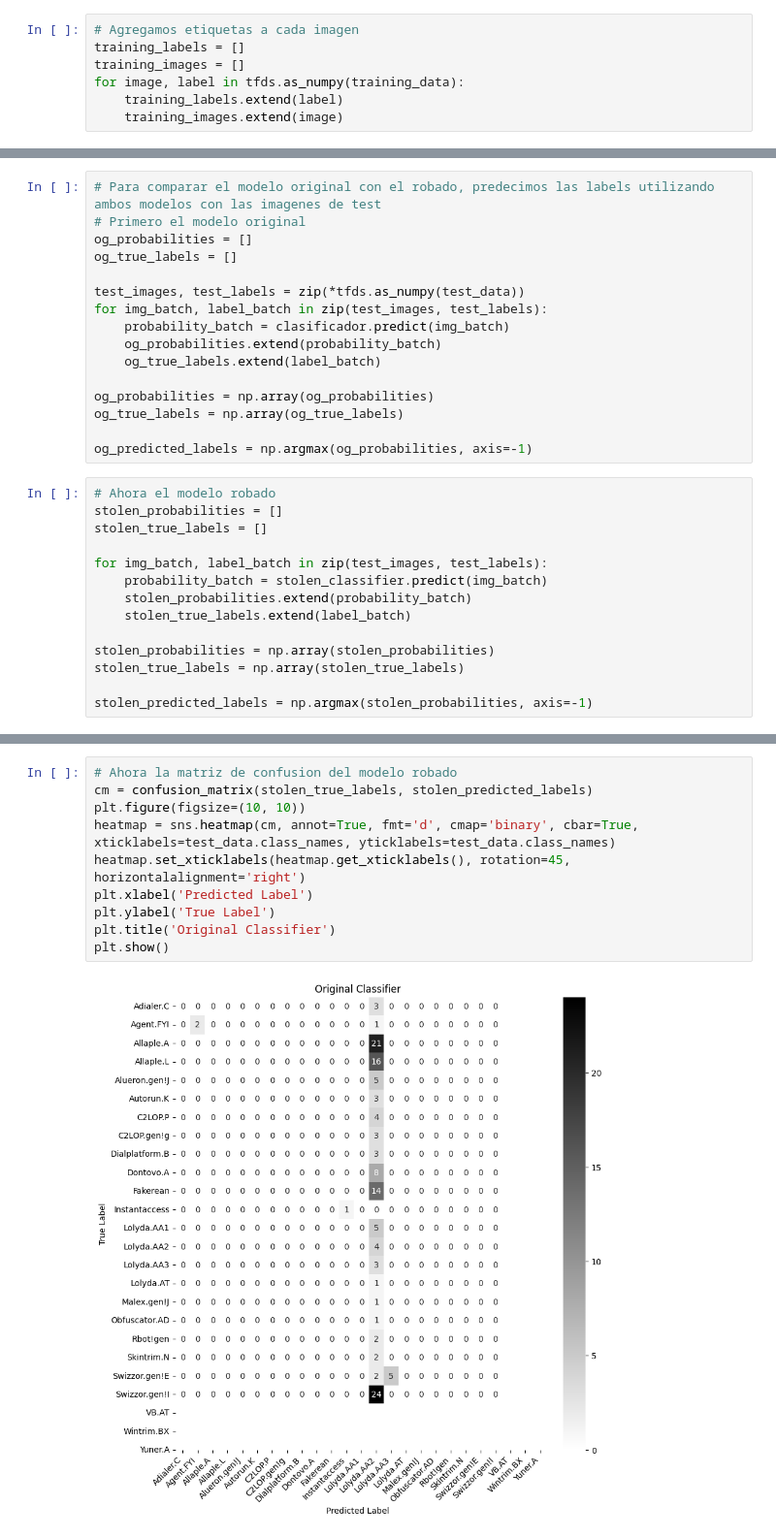
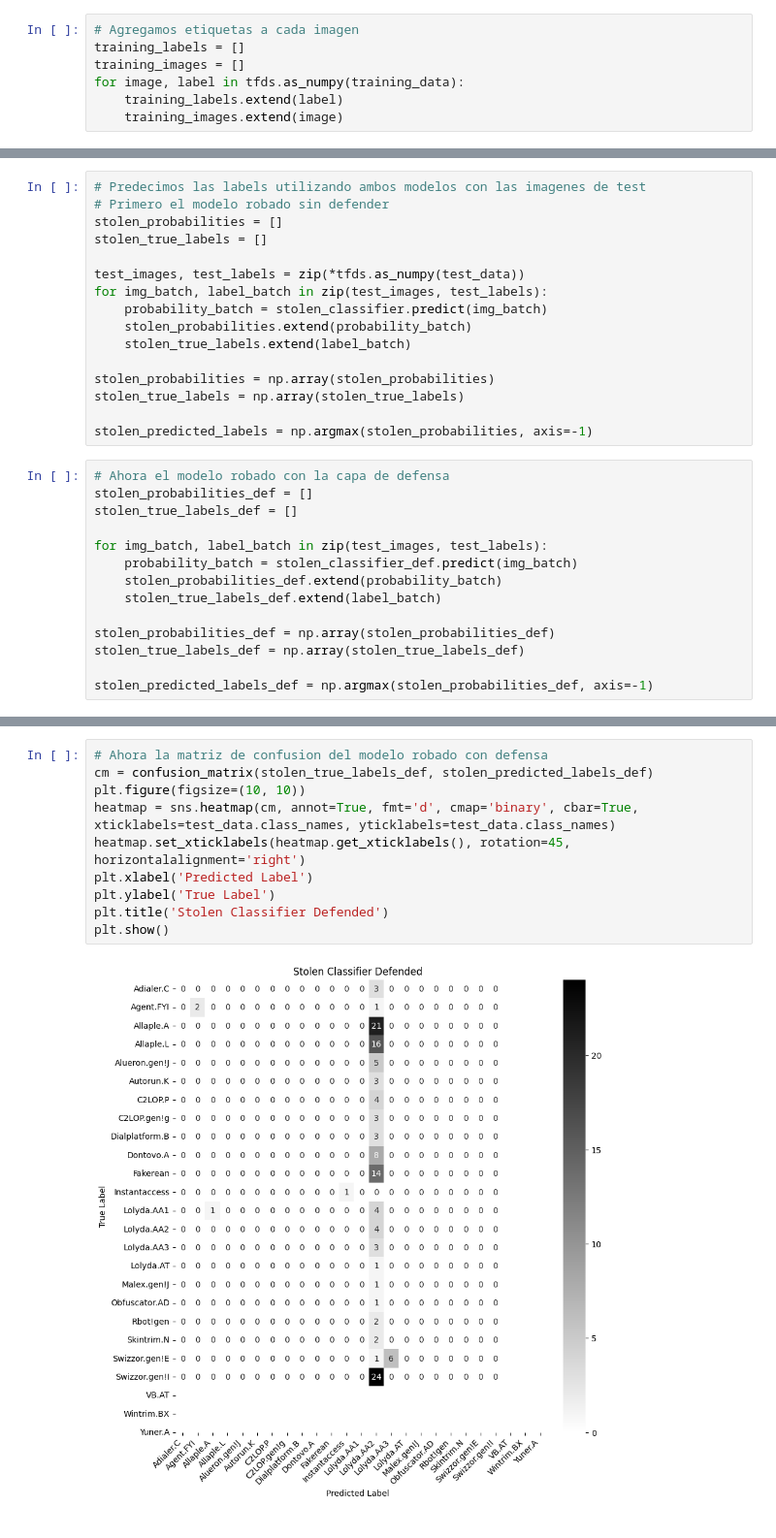
Before and after one commit to Estuardo07/Lab8_SDS, a Jupyter notebook: defensa_contra_extraccion.ipynb, the cells around one changed output, grey strips where cells are left out. Shown: that part at 97% size. Cells and saved outputs as stored; diff of their text form.

```diff
--- a/defensa_contra_extraccion.ipynb
+++ b/defensa_contra_extraccion.ipynb
@@ -169,31 +221,31 @@ Epoch 20/20
 # %%
-# Para comparar el modelo original con el robado, predecimos las labels utilizando ambos modelos con las imagenes de test
-# Primero el modelo original
-og_probabilities = []
-og_true_labels = []
+# Predecimos las labels utilizando ambos modelos con las imagenes de test
+# Primero el modelo robado sin defender
+stolen_probabilities = []
+stolen_true_labels = []
 
 test_images, test_labels = zip(*tfds.as_numpy(test_data))
 for img_batch, label_batch in zip(test_images, test_labels):
-    probability_batch = clasificador.predict(img_batch)
-    og_probabilities.extend(probability_batch)
-    og_true_labels.extend(label_batch)
+    probability_batch = stolen_classifier.predict(img_batch)
+    stolen_probabilities.extend(probability_batch)
+    stolen_true_labels.extend(label_batch)
 
-og_probabilities = np.array(og_probabilities)
-og_true_labels = np.array(og_true_labels)
+stolen_probabilities = np.array(stolen_probabilities)
+stolen_true_labels = np.array(stolen_true_labels)
 
-og_predicted_labels = np.argmax(og_probabilities, axis=-1)
+stolen_predicted_labels = np.argmax(stolen_probabilities, axis=-1)
 # %%
-# Ahora el modelo robado
-stolen_probabilities = []
-stolen_true_labels = []
+# Ahora el modelo robado con la capa de defensa
+stolen_probabilities_def = []
+stolen_true_labels_def = []
 
 for img_batch, label_batch in zip(test_images, test_labels):
-    probability_batch = stolen_classifier.predict(img_batch)
-    stolen_probabilities.extend(probability_batch)
-    stolen_true_labels.extend(label_batch)
+    probability_batch = stolen_classifier_def.predict(img_batch)
+    stolen_probabilities_def.extend(probability_batch)
+    stolen_true_labels_def.extend(label_batch)
 
-stolen_probabilities = np.array(stolen_probabilities)
-stolen_true_labels = np.array(stolen_true_labels)
+stolen_probabilities_def = np.array(stolen_probabilities_def)
+stolen_true_labels_def = np.array(stolen_true_labels_def)
 
-stolen_predicted_labels = np.argmax(stolen_probabilities, axis=-1)
+stolen_predicted_labels_def = np.argmax(stolen_probabilities_def, axis=-1)
 # %%
@@ -211,12 +263,12 @@ plt.show()
 # %%
-# Ahora la matriz de confusion del modelo robado
-cm = confusion_matrix(stolen_true_labels, stolen_predicted_labels)
+# Ahora la matriz de confusion del modelo robado con defensa
+cm = confusion_matrix(stolen_true_labels_def, stolen_predicted_labels_def)
 plt.figure(figsize=(10, 10))
 heatmap = sns.heatmap(cm, annot=True, fmt='d', cmap='binary', cbar=True, xticklabels=test_data.class_names, yticklabels=test_data.class_names)
 heatmap.set_xticklabels(heatmap.get_xticklabels(), rotation=45, horizontalalignment='right')
 plt.xlabel('Predicted Label')
 plt.ylabel('True Label')
-plt.title('Original Classifier')
+plt.title('Stolen Classifier Defended')
 plt.show()
 # %% [output]
-[figure, old version]
+[figure, new version]
```
Also changed, not shown: parts of 25 cells of this notebook, 1 other file.
